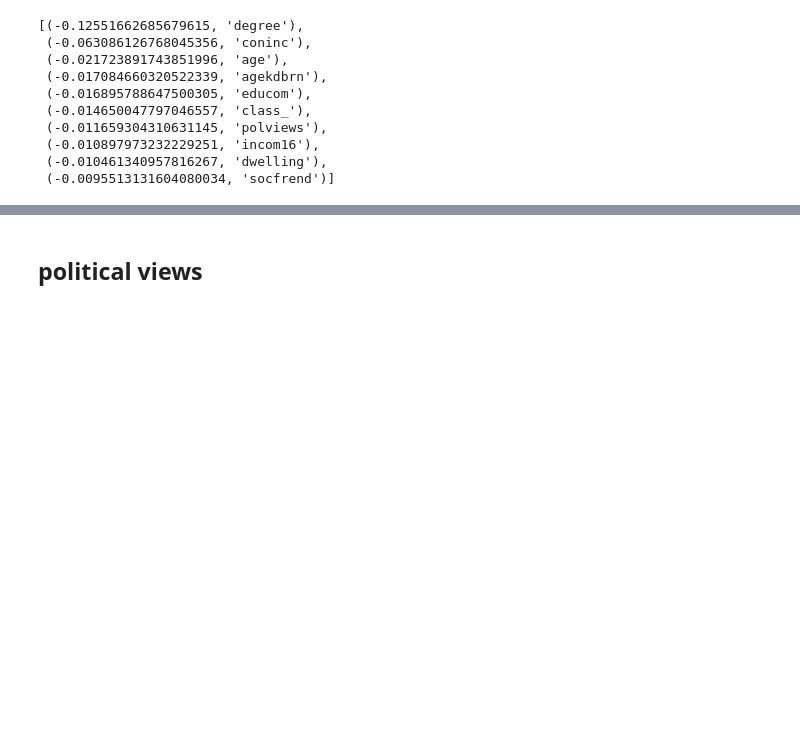
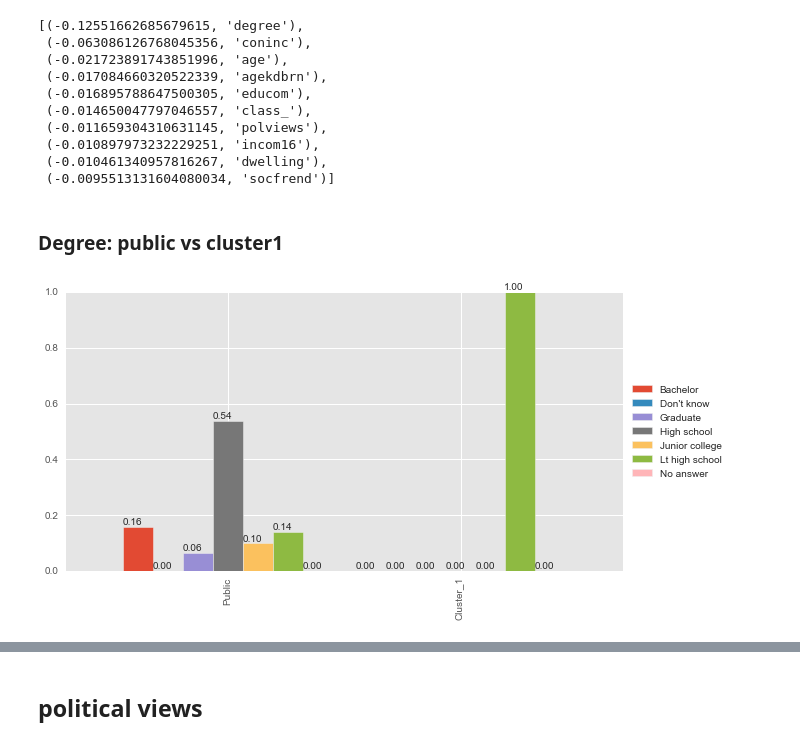
Before and after one commit to banjopickin/women_workforce, a Jupyter notebook: cluster_study.ipynb, the cells around one changed output, grey strips where cells are left out. Cells and saved outputs as stored; diff of their text form; code cells hidden in the pictures; blank space fills up the shorter version.

Commit message:
cluster study halfway done

```diff
--- a/cluster_study.ipynb
+++ b/cluster_study.ipynb
@@ -62,3 +62,9 @@ sort_feature_means(c1,10)
  (-0.010897973232229251, 'incom16'),
  (-0.010461340957816267, 'dwelling'),
  (-0.0095513131604080034, 'socfrend')]
+# %% [markdown]
+### Degree: public vs cluster1
+# %%
+one_pub_bar(df,1,'degree')
+# %% [output]
+[figure, added]
```
Also changed, not shown: parts of 71 cells of this notebook, 2 other files.
